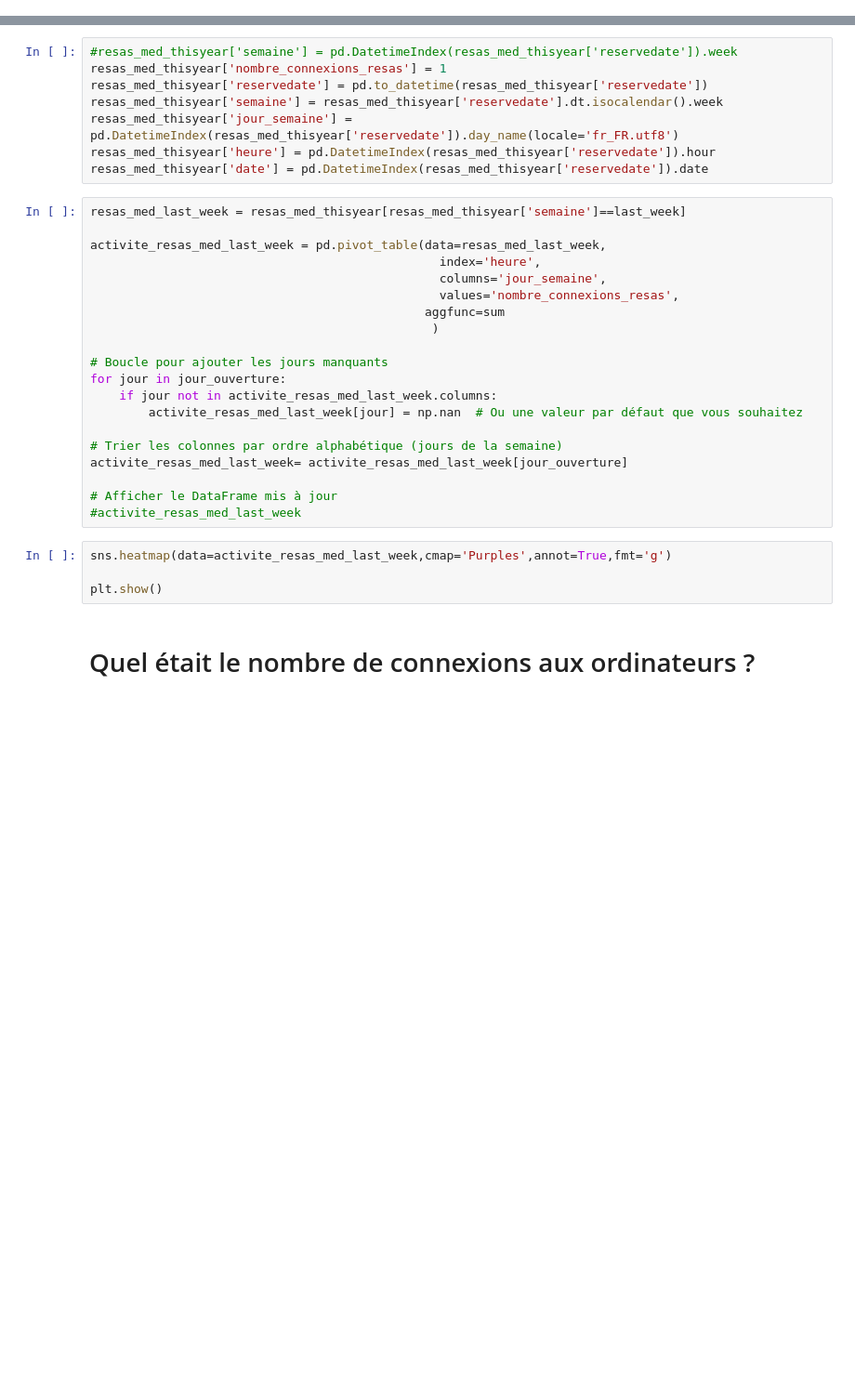
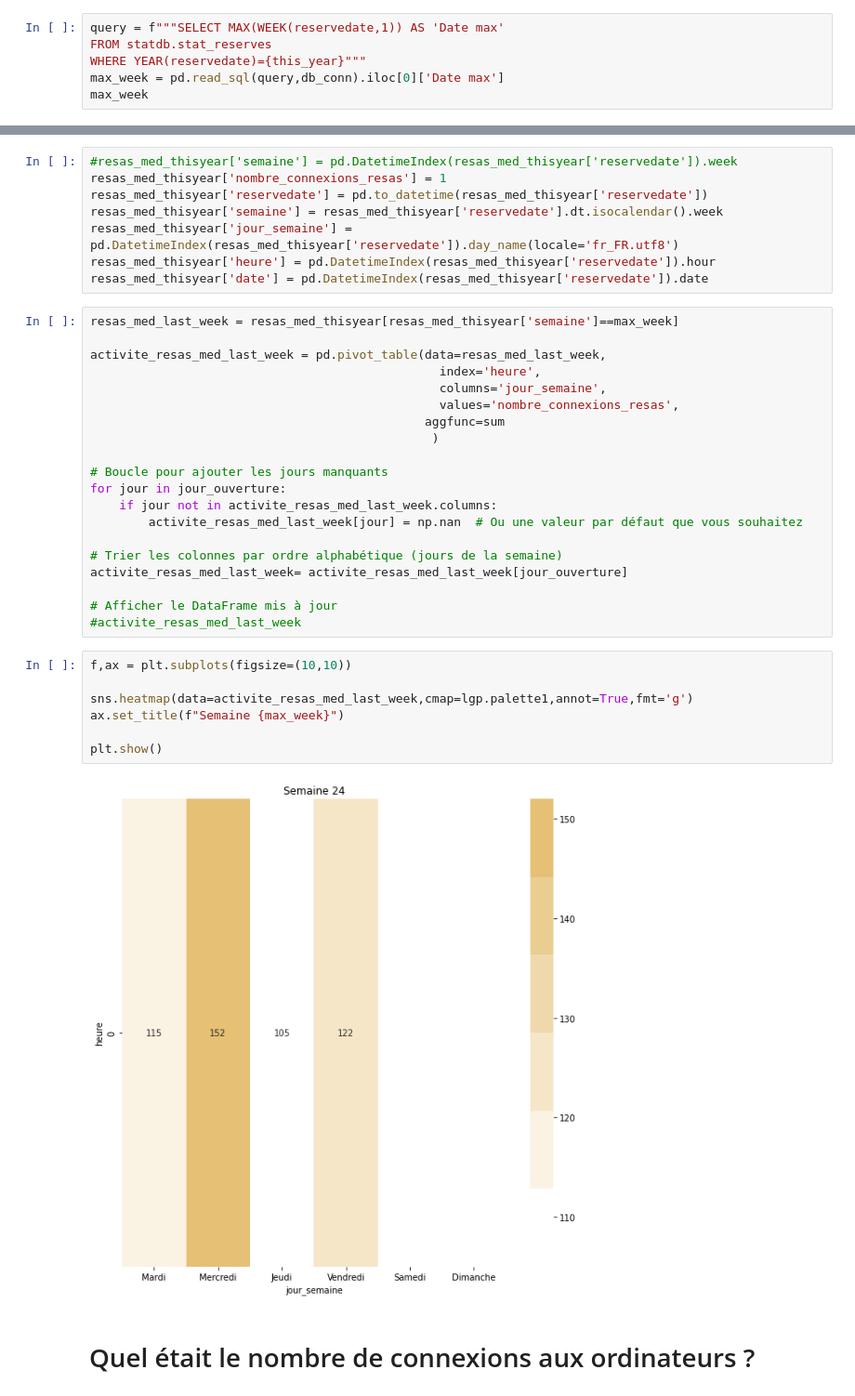
Before and after one commit to medrbx/kibini2, a Jupyter notebook: kibini/notebook_kibini2_med_activite_hebdo.ipynb, the cells around one changed output, grey strips where cells are left out. Shown at 93% size. Saved outputs shown, nothing was run; the diff lists cells and outputs as text; blank space fills up the shorter version.

```diff
--- a/kibini/notebook_kibini2_med_activite_hebdo.ipynb
+++ b/kibini/notebook_kibini2_med_activite_hebdo.ipynb
@@ -67,3 +78,9 @@ plt.show()
 > **Comment lire ce graphique ?** Il s'agit ici du nombre total d'entrées par heure et par jour de la semaine. Plus le chiffre se rapproche de la valeur maximum, plus la case est foncée. On trouve sur l'axe vertical, l'heure concernée. Exemple : 9 coreespond à la neuvième heure, soit le total d'entrées enregistrées entre 9h00 et 9h59.
 # %% [markdown]
 # Quel était le nombre de réservations effectuées ?
+# %%
+query = f"""SELECT MAX(WEEK(reservedate,1)) AS 'Date max'
+FROM statdb.stat_reserves
+WHERE YEAR(reservedate)={this_year}"""
+max_week = pd.read_sql(query,db_conn).iloc[0]['Date max']
+max_week
@@ -82,7 +101,7 @@ resas_med_thisyear['jour_semaine'] = pd.DatetimeIndex(resas_med_thisyear['reserv
 resas_med_thisyear['heure'] = pd.DatetimeIndex(resas_med_thisyear['reservedate']).hour
 resas_med_thisyear['date'] = pd.DatetimeIndex(resas_med_thisyear['reservedate']).date
 # %%
-resas_med_last_week = resas_med_thisyear[resas_med_thisyear['semaine']==last_week]
+resas_med_last_week = resas_med_thisyear[resas_med_thisyear['semaine']==max_week]
 
 activite_resas_med_last_week = pd.pivot_table(data=resas_med_last_week,
                                                 index='heure',
@@ -102,8 +121,13 @@ activite_resas_med_last_week= activite_resas_med_last_week[jour_ouverture]
 # Afficher le DataFrame mis à jour
 #activite_resas_med_last_week
 # %%
-sns.heatmap(data=activite_resas_med_last_week,cmap='Purples',annot=True,fmt='g')
+f,ax = plt.subplots(figsize=(10,10))
+
+sns.heatmap(data=activite_resas_med_last_week,cmap=lgp.palette1,annot=True,fmt='g')
+ax.set_title(f"Semaine {max_week}")
 
 plt.show()
+# %% [output]
+[figure, added]
 # %% [markdown]
 # Quel était le nombre de connexions aux ordinateurs ?
```
Also changed, not shown: parts of 78 cells of this notebook, 17 other files.
